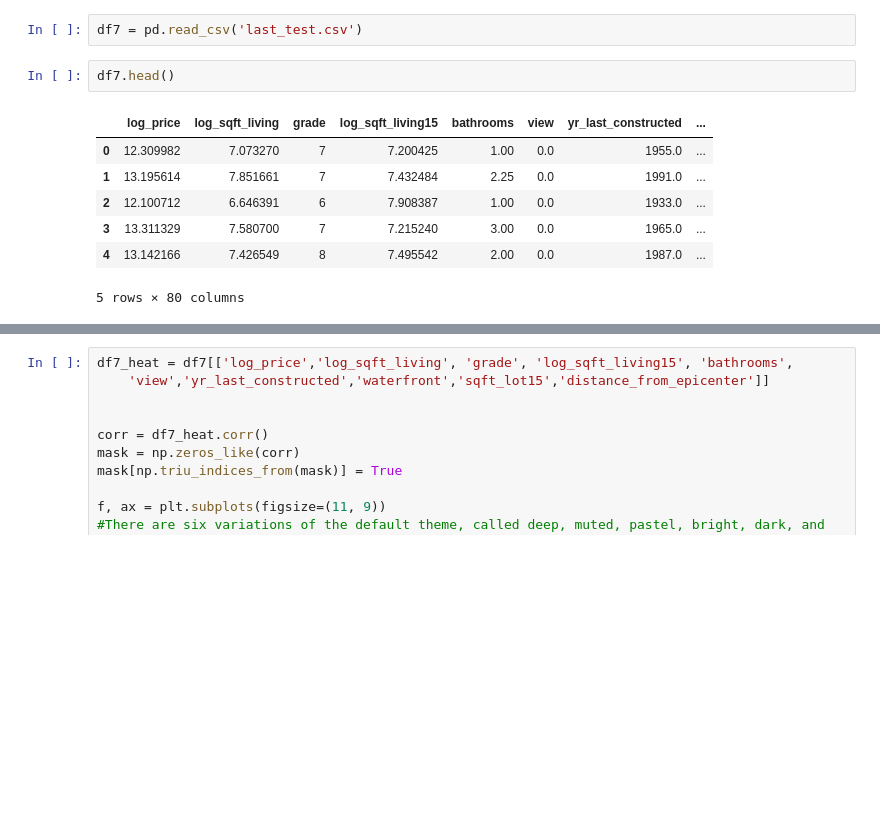
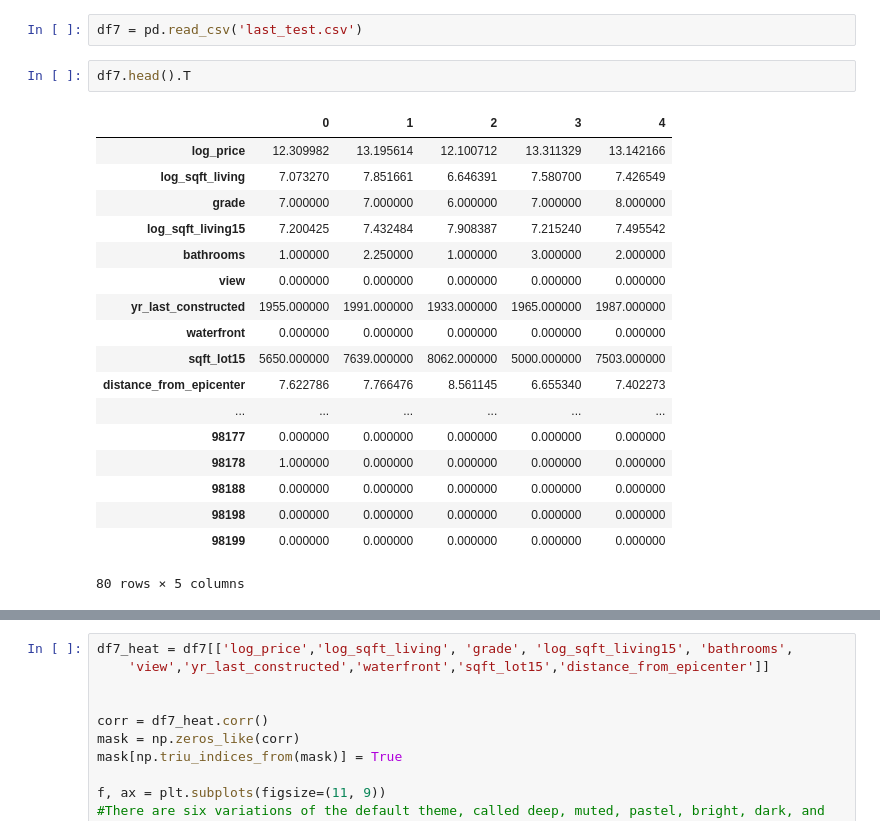
Before and after one commit to A92e/kingcountyWA_home_price_predictor, a Jupyter notebook: model_improvement.ipynb, the cells around one changed output, grey strips where cells are left out. Saved outputs shown, nothing was run; the diff lists cells and outputs as text; blank space fills up the shorter version.

```diff
--- a/model_improvement.ipynb
+++ b/model_improvement.ipynb
@@ -910,13 +910,24 @@ Our R-Squared when k=5 is:[0.86187051 0.86449567 0.86291626 0.87313072 0.8688543
 # %%
 df7 = pd.read_csv('last_test.csv')
 # %%
-df7.head()
+df7.head().T
 # %% [output]
-|  | log_price | log_sqft_living | grade | log_sqft_living15 | bathrooms | view | yr_last_constructed | ... |
-| 0 | 12.309982 | 7.073270 | 7 | 7.200425 | 1.00 | 0.0 | 1955.0 | ... |
-| 1 | 13.195614 | 7.851661 | 7 | 7.432484 | 2.25 | 0.0 | 1991.0 | ... |
-| 2 | 12.100712 | 6.646391 | 6 | 7.908387 | 1.00 | 0.0 | 1933.0 | ... |
-| 3 | 13.311329 | 7.580700 | 7 | 7.215240 | 3.00 | 0.0 | 1965.0 | ... |
-| 4 | 13.142166 | 7.426549 | 8 | 7.495542 | 2.00 | 0.0 | 1987.0 | ... |
+|  | 0 | 1 | 2 | 3 | 4 |
+| log_price | 12.309982 | 13.195614 | 12.100712 | 13.311329 | 13.142166 |
+| log_sqft_living | 7.073270 | 7.851661 | 6.646391 | 7.580700 | 7.426549 |
+| grade | 7.000000 | 7.000000 | 6.000000 | 7.000000 | 8.000000 |
+| log_sqft_living15 | 7.200425 | 7.432484 | 7.908387 | 7.215240 | 7.495542 |
+| bathrooms | 1.000000 | 2.250000 | 1.000000 | 3.000000 | 2.000000 |
+| view | 0.000000 | 0.000000 | 0.000000 | 0.000000 | 0.000000 |
+| yr_last_constructed | 1955.000000 | 1991.000000 | 1933.000000 | 1965.000000 | 1987.000000 |
+| waterfront | 0.000000 | 0.000000 | 0.000000 | 0.000000 | 0.000000 |
+| sqft_lot15 | 5650.000000 | 7639.000000 | 8062.000000 | 5000.000000 | 7503.000000 |
+| distance_from_epicenter | 7.622786 | 7.766476 | 8.561145 | 6.655340 | 7.402273 |
+| ... | ... | ... | ... | ... | ... |
+| 98177 | 0.000000 | 0.000000 | 0.000000 | 0.000000 | 0.000000 |
+| 98178 | 1.000000 | 0.000000 | 0.000000 | 0.000000 | 0.000000 |
+| 98188 | 0.000000 | 0.000000 | 0.000000 | 0.000000 | 0.000000 |
+| 98198 | 0.000000 | 0.000000 | 0.000000 | 0.000000 | 0.000000 |
+| 98199 | 0.000000 | 0.000000 | 0.000000 | 0.000000 | 0.000000 |
-5 rows × 80 columns
+80 rows × 5 columns
 # %%
```
Also changed, not shown: parts of 35 cells of this notebook.
